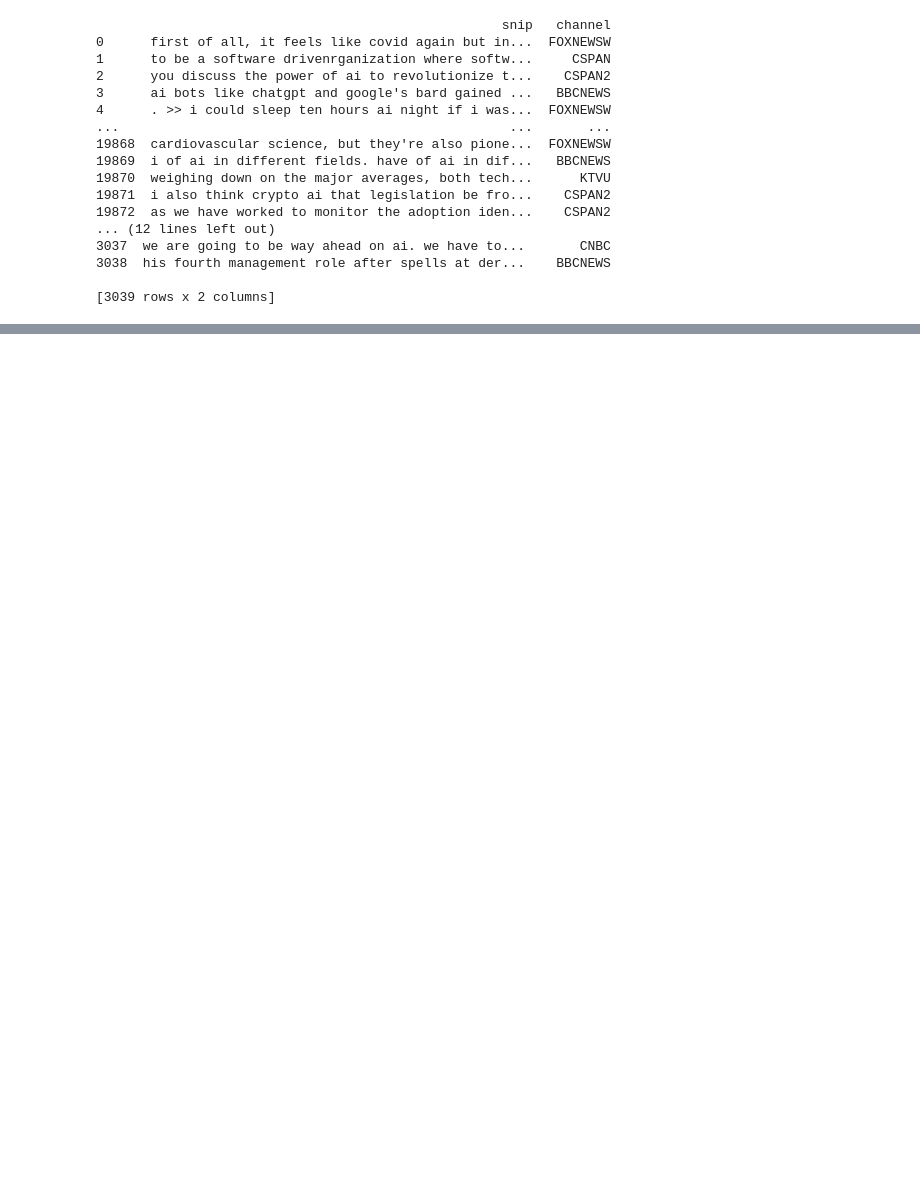
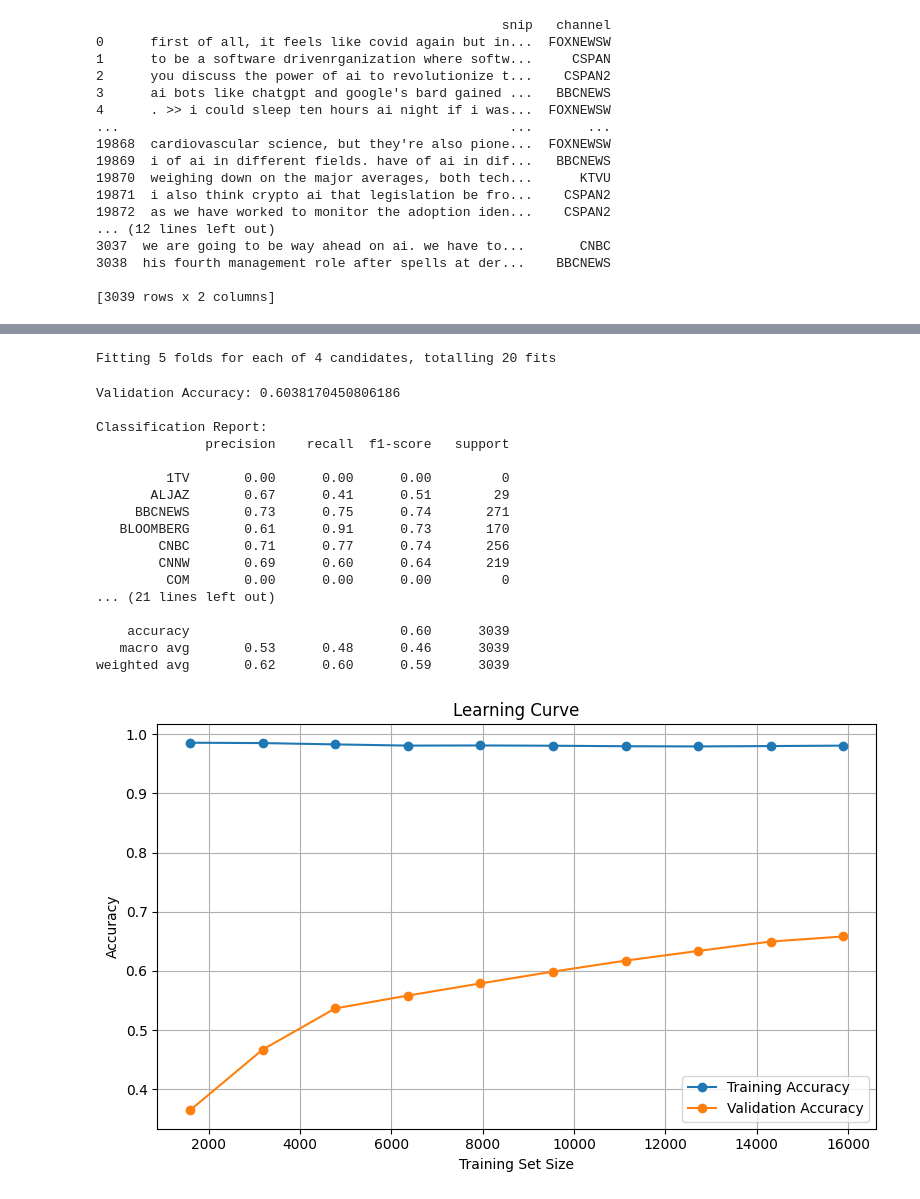
Before and after one commit to kate-richardson/cs1810practical, a Jupyter notebook: practical.ipynb, the cells around one changed output, grey strips where cells are left out. Drawn from its saved outputs; the diff is of its cells as text; code cells hidden in the pictures; blank space fills up the shorter version.

```diff
--- a/practical.ipynb
+++ b/practical.ipynb
@@ -362,0 +173,18 @@ Name: count, dtype: int64
+# %%
+# Part B1 - SVM (CountVectorizer)
+
+# Train model with CountVectorizer
+count_vectorizer = CountVectorizer()
+x_train_count = count_vectorizer.fit_transform(x_train)
+x_val_count = count_vectorizer.transform(x_val)
+
+svc = LinearSVC(class_weight='balanced', C=1.0, max_iter=3000)
+svc.fit(x_train_count, y_train)
+
+y_pred = svc.predict(x_val_count)
+print("Predictions:", y_pred)
+
+print("\nClassification Report:")
+print(classification_report(y_val, y_pred))
+
+print("Validation Accuracy:", accuracy_score(y_val, y_pred))
@@ -363 +209,56 @@ Name: count, dtype: int64
+# %%
+# Part B2 - SVM (TfidfVectorizer)
+
+param_grid = {'C': [0.1, 1, 10, 100]}
+svc_model = LinearSVC(class_weight='balanced', max_iter=5000)
+grid = GridSearchCV(svc_model, param_grid, cv=5, n_jobs=-1, verbose=1)
+grid.fit(x_train_tfidf, y_train)
+svc_best = grid.best_estimator_
+
+
+#  Evaluations and Plots
+y_pred = svc.predict(x_val_tfidf)
+print("Validation Accuracy:", accuracy_score(y_val, y_pred))
+
+print("\nClassification Report:")
+print(classification_report(y_val, y_pred))
+
+train_sizes, train_scores, val_scores = learning_curve(
+    svc_best, x_train_tfidf, y_train, cv=5, scoring='accuracy',
+    train_sizes=np.linspace(0.1, 1.0, 10), n_jobs=-1
+)
+
+train_mean = np.mean(train_scores, axis=1)
+val_mean = np.mean(val_scores, axis=1)
+
+plt.figure(figsize=(8, 5))
+plt.plot(train_sizes, train_mean, 'o-', label='Training Accuracy')
+plt.plot(train_sizes, val_mean, 'o-', label='Validation Accuracy')
+plt.xlabel('Training Set Size')
+plt.ylabel('Accuracy')
+plt.title('Learning Curve')
+plt.legend()
+plt.grid(True)
+plt.tight_layout()
+plt.show()
+# %% [output]
+Fitting 5 folds for each of 4 candidates, totalling 20 fits
+Validation Accuracy: 0.6038170450806186
+
+Classification Report:
+              precision    recall  f1-score   support
+
+         1TV       0.00      0.00      0.00         0
+       ALJAZ       0.67      0.41      0.51        29
+     BBCNEWS       0.73      0.75      0.74       271
+   BLOOMBERG       0.61      0.91      0.73       170
+        CNBC       0.71      0.77      0.74       256
+        CNNW       0.69      0.60      0.64       219
+         COM       0.00      0.00      0.00         0
+... (21 lines left out)
+
+    accuracy                           0.60      3039
+   macro avg       0.53      0.48      0.46      3039
+weighted avg       0.62      0.60      0.59      3039
+[figure, added]
 # %%
```
Also changed, not shown: parts of 27 cells of this notebook, 2 other files.
